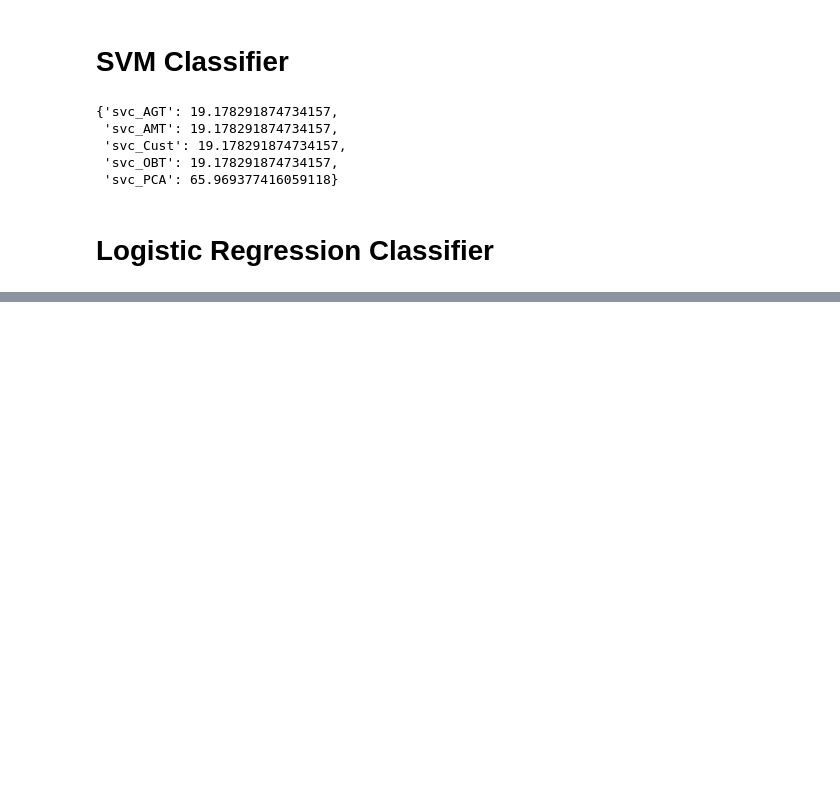
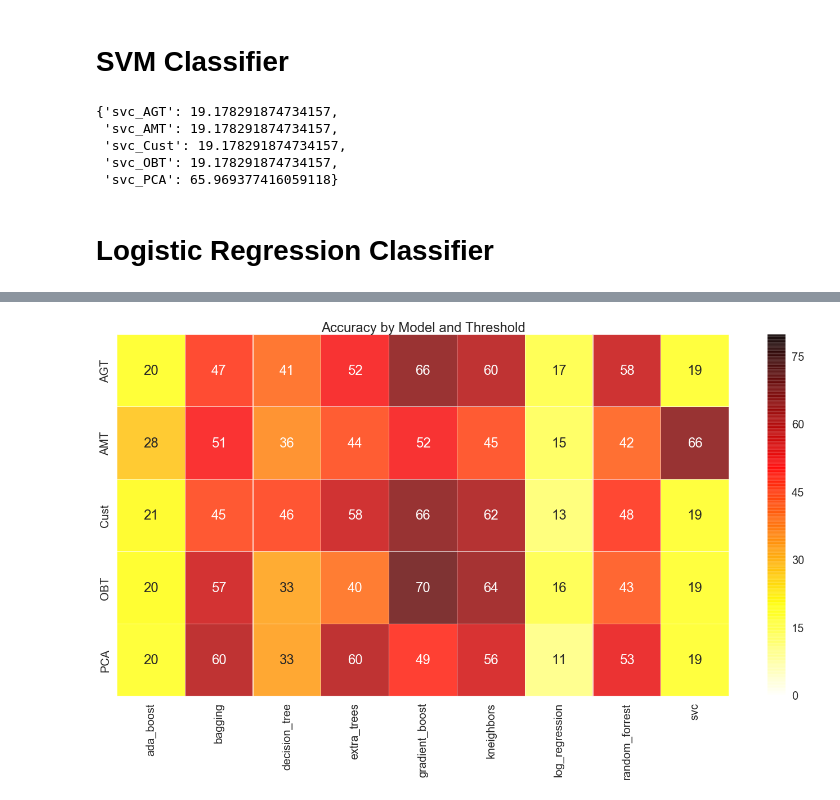
Before and after one commit to bryantbiggs/mcnulty-03, a Jupyter notebook: models.ipynb, the cells around one changed output, grey strips where cells are left out. Drawn from its saved outputs; the diff is of its cells as text; code cells hidden in the pictures; blank space fills up the shorter version.

```diff
--- a/models.ipynb
+++ b/models.ipynb
@@ -112,3 +121,7 @@ def important_pixels(mdl, save_img, ht=32, wd=20):
+# %%
+mdl_dir = 'models'
+if not os.path.exists(mdl_dir):
+    os.makedirs(mdl_dir)
 # %% [markdown]
 # Ada Boost Classifier
 # %%
@@ -401,8 +470,17 @@ for i,dataset in enumerate(l_train):
                              shuffle=True, verbose=0, epsilon=0.1, n_jobs=-1, random_state=None, learning_rate='optimal',
                              eta0=0.0, power_t=0.5, class_weight=None, warm_start=False, average=False)
 
+    # cross-validation training score
     scores = cross_val_score(logr_clf, dataset, train_labels)
+
+    # append results to dictionary
     logr_dict['log_regression_{0}'.format(names[i])] = scores.mean()*100
+
+    # models - save to disk for later use without re-running
+    logr_mdl = logr_clf.fit(dataset, train_labels)
+
+    with open('{0}/log_regression_{1}.pkl'.format(mdl_dir, names[i]), 'wb') as f:
+        pickle.dump(logr_mdl, f)
 # %%
 overall_dict['log_regression'] = logr_dict
 logr_dict
@@ -506,0 +572,3 @@ _ = plt.show()
+# %%
+df = pd.DataFrame(overall_dict)
+df
@@ -506,0 +582,29 @@ _ = plt.show()
+# %%
+# colors
+sns.set_palette("hot")
+colors = sns.color_palette('hot',9)
+
+# make figure
+fig = plt.figure(figsize=(20,12))
+ax = fig.add_subplot(111)
+
+# plots
+ax = sns.heatmap(df, annot=True, cmap="hot_r", alpha=0.8, linewidths=.1, vmin=0, vmax=80)
+
+# labels/titles
+plt.title('Accuracy by Model and Threshold')
+
+# remove border
+ax.spines["top"].set_visible(False)
+ax.spines["right"].set_visible(False)
+ax.spines["bottom"].set_visible(False)
+ax.spines["left"].set_visible(False)
+
+# show grid
+ax.yaxis.grid(False)
+
+# plot that biddy
+plt.tight_layout()
+_ = plt.show()
+# %% [output]
+[figure, added]
```
Also changed, not shown: parts of 25 cells of this notebook.
